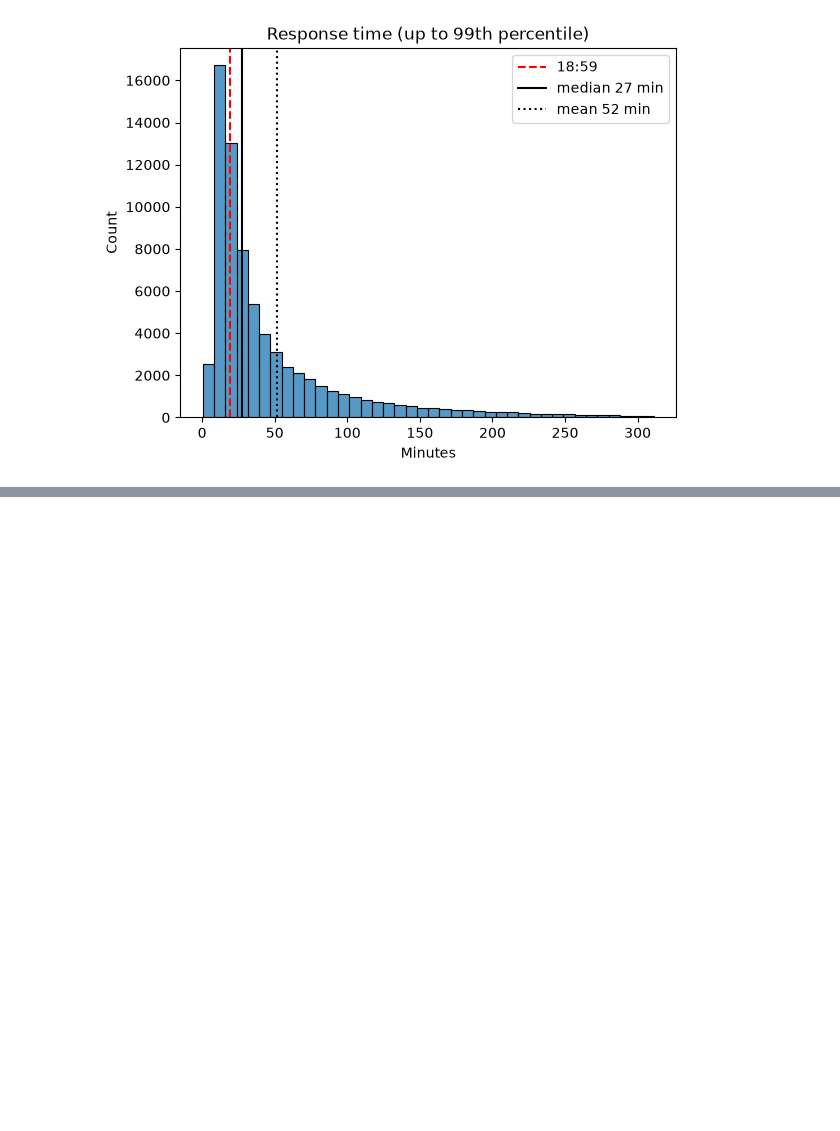
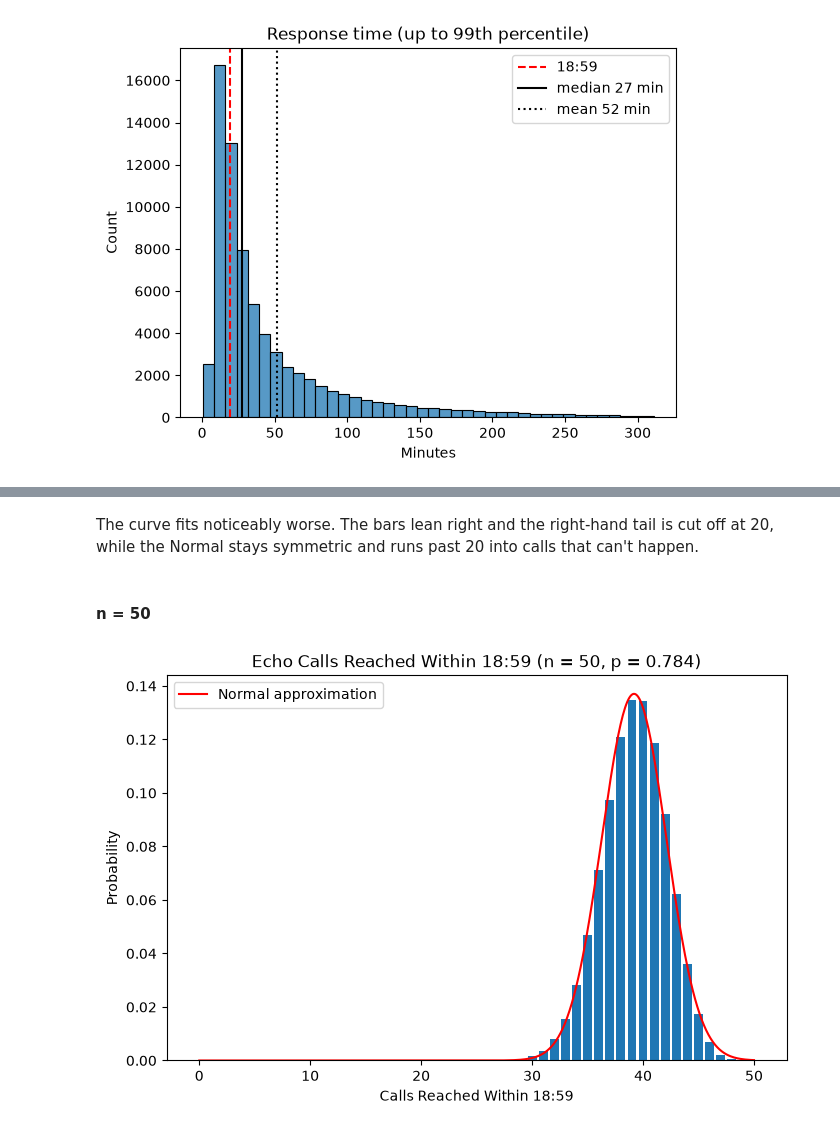
Before and after one commit to oscar-juarez-cct/ambulance-incidents, a Jupyter notebook: ambulance-incidents.ipynb, the cells around one changed output, grey strips where cells are left out. Cells and saved outputs as stored; diff of their text form; code cells hidden in the pictures; blank space fills up the shorter version.

```diff
--- a/ambulance-incidents.ipynb
+++ b/ambulance-incidents.ipynb
@@ -568,0 +638,9 @@ plt.show()
+# %% [markdown]
+The curve fits noticeably worse. The bars lean right and the right-hand tail is cut off at 20, while the Normal stays symmetric and runs past 20 into calls that can't happen.
+# %% [markdown]
+#### n = 50
+# %%
+plot_binomial(50, p_echo, "Echo", True)
+plt.show()
+# %% [output]
+[figure, added]
```
Also changed, not shown: parts of 20 cells of this notebook.
